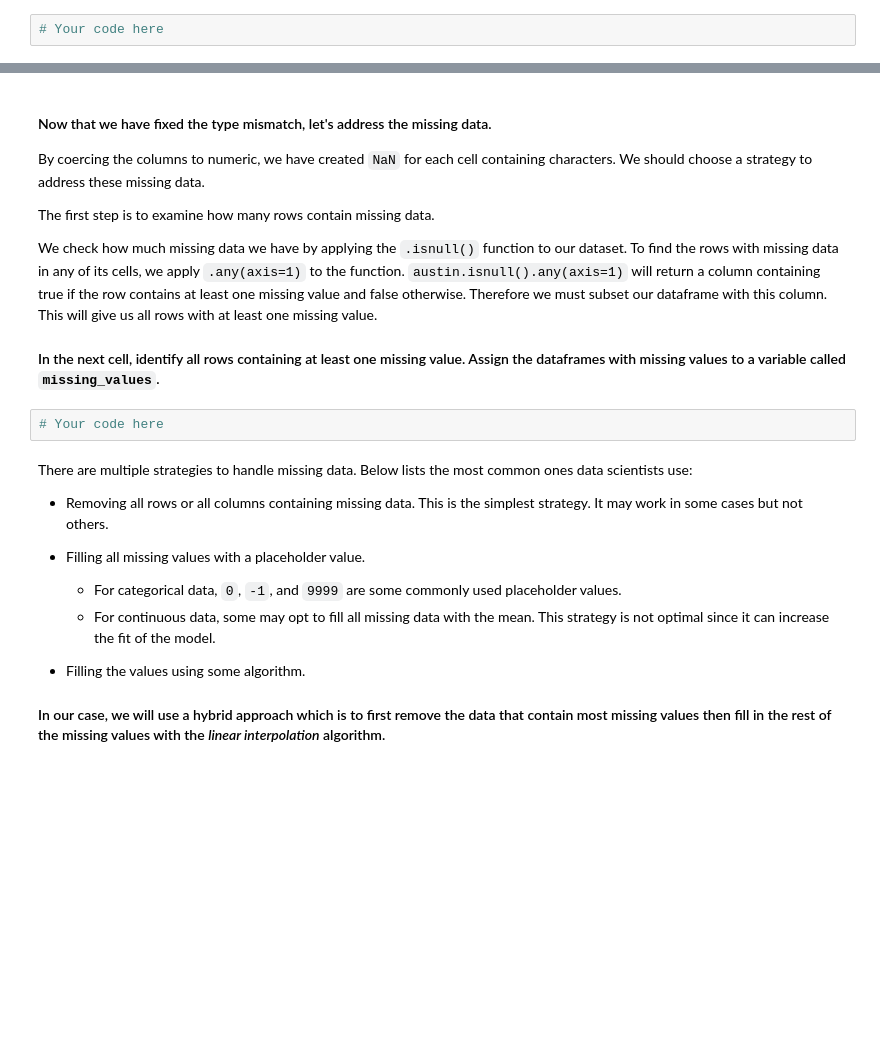
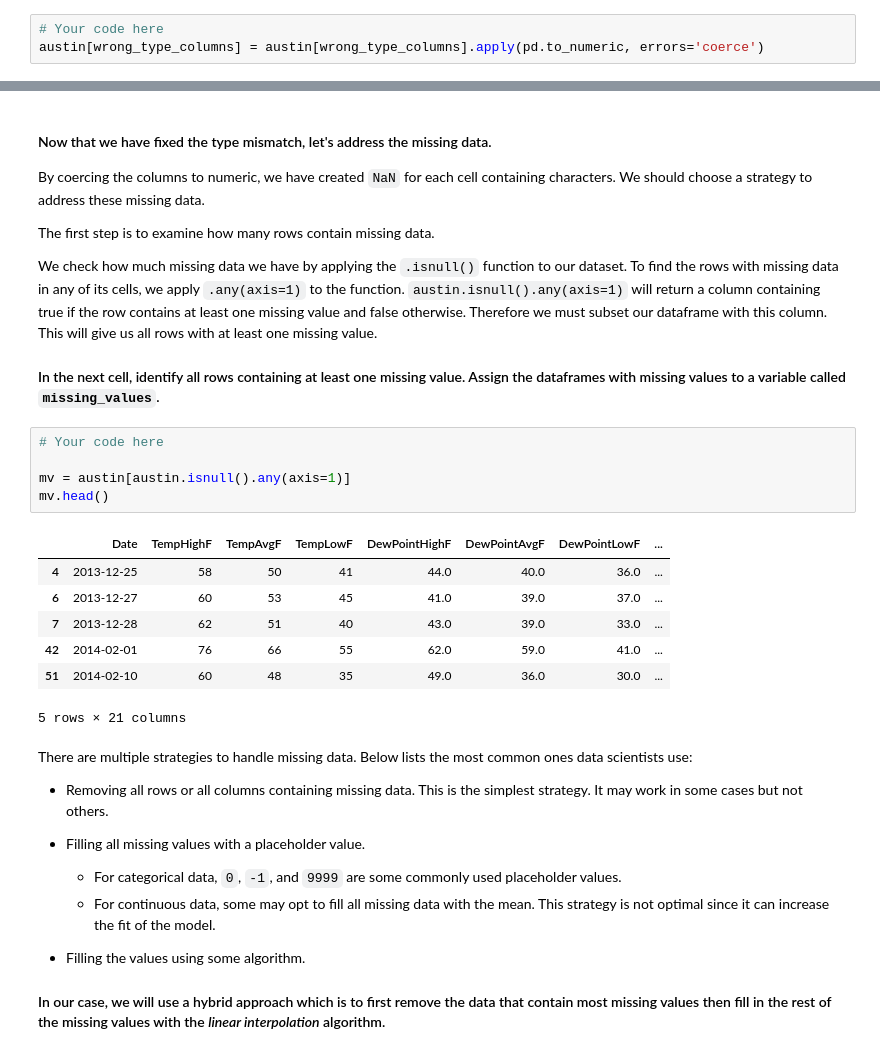
Before and after one commit to carlosmd14/datamad0119, a Jupyter notebook: module-3/lab-intro-to-ml/your-code/main.ipynb, the cells around one changed output, grey strips where cells are left out. Cells and saved outputs as stored; diff of their text form; blank space fills up the shorter version.

```diff
--- a/module-3/lab-intro-to-ml/your-code/main.ipynb
+++ b/module-3/lab-intro-to-ml/your-code/main.ipynb
@@ -57,6 +120,7 @@ wrong_type_columns = ['DewPointHighF', 'DewPointAvgF', 'DewPointLowF', 'Humidity
                       'WindGustMPH', 'PrecipitationSumInches']
 # %%
 # Your code here
+austin[wrong_type_columns] = austin[wrong_type_columns].apply(pd.to_numeric, errors='coerce')
 # %% [markdown]
 #### Check if your code has worked by printing the data types again. You should see only two `object` columns (`Date` and `Events`) now. All other columns should be `int64` or `float64`.
 # %%
@@ -75,6 +158,17 @@ We check how much missing data we have by applying the `.isnull()` function to o
 #### In the next cell, identify all rows containing at least one missing value. Assign the dataframes with missing values to a variable called `missing_values`.
 # %%
 # Your code here
+
+mv = austin[austin.isnull().any(axis=1)]
+mv.head()
+# %% [output]
+|  | Date | TempHighF | TempAvgF | TempLowF | DewPointHighF | DewPointAvgF | DewPointLowF | ... |
+| 4 | 2013-12-25 | 58 | 50 | 41 | 44.0 | 40.0 | 36.0 | ... |
+| 6 | 2013-12-27 | 60 | 53 | 45 | 41.0 | 39.0 | 37.0 | ... |
+| 7 | 2013-12-28 | 62 | 51 | 40 | 43.0 | 39.0 | 33.0 | ... |
+| 42 | 2014-02-01 | 76 | 66 | 55 | 62.0 | 59.0 | 41.0 | ... |
+| 51 | 2014-02-10 | 60 | 48 | 35 | 49.0 | 36.0 | 30.0 | ... |
+5 rows × 21 columns
 # %% [markdown]
 There are multiple strategies to handle missing data. Below lists the most common ones data scientists use:
 
```
Also changed, not shown: parts of 43 cells of this notebook.
